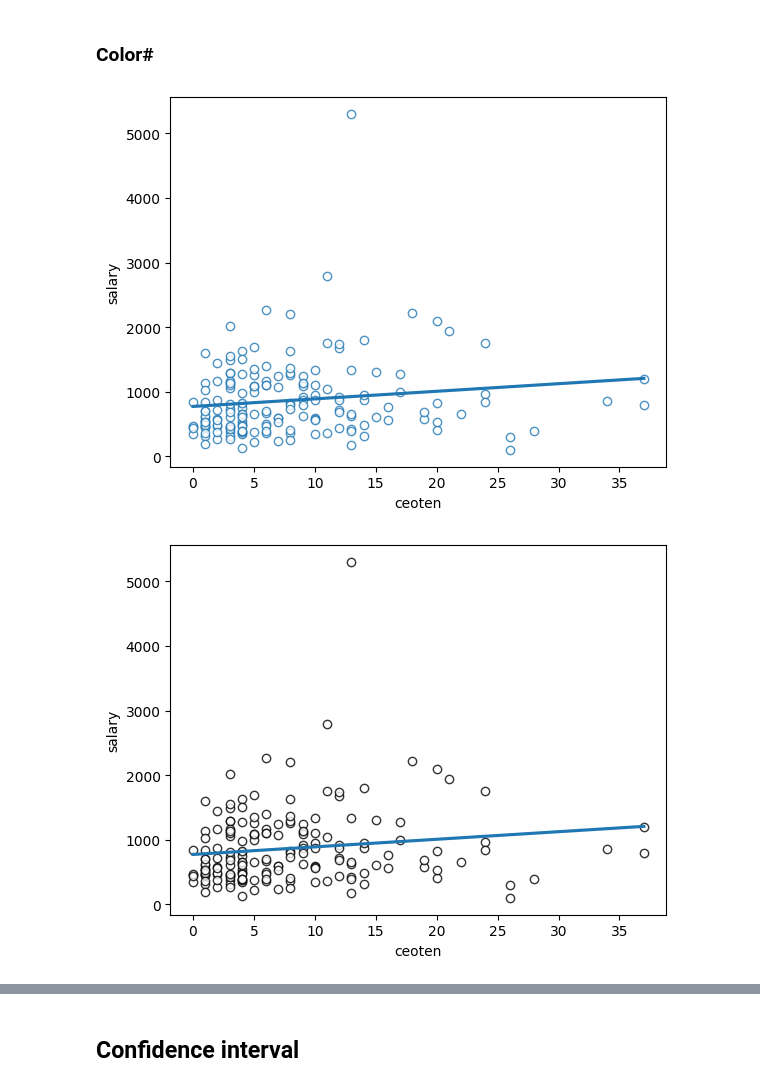
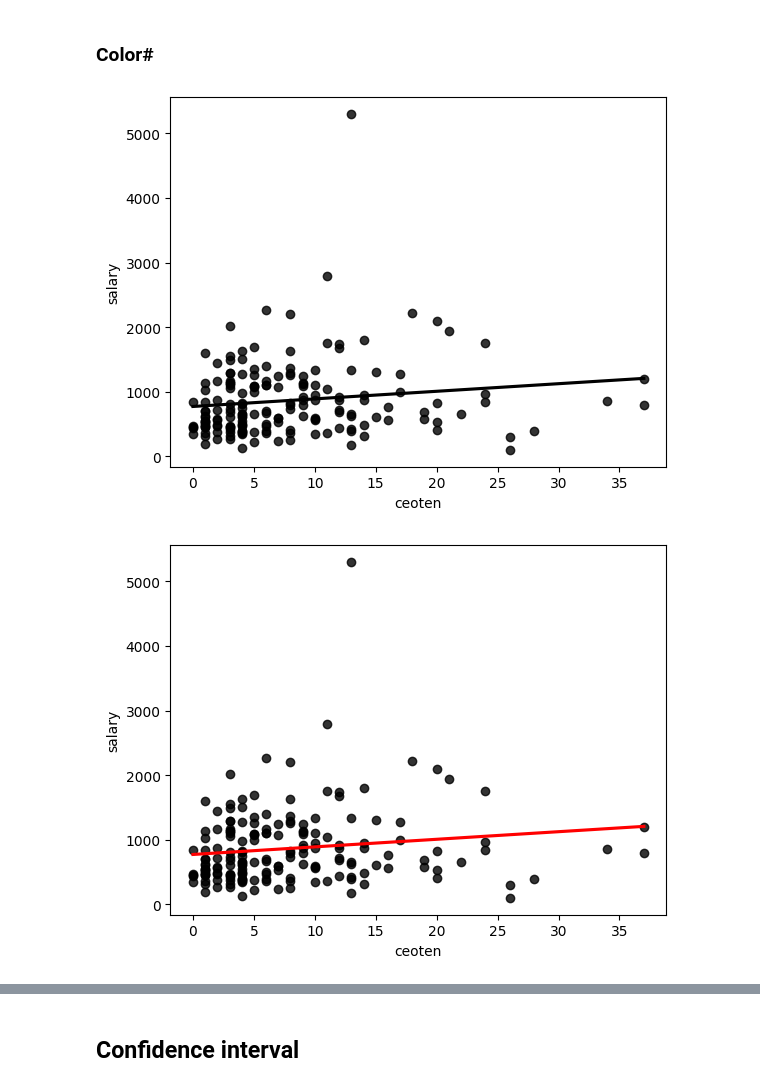
Before and after one commit to havaledar/ECON3740_W25, a Jupyter notebook: ECON3740_W25_lab11.ipynb, the cells around one changed output, grey strips where cells are left out. Saved outputs shown, nothing was run; the diff lists cells and outputs as text; code cells hidden in the pictures.

```diff
--- a/ECON3740_W25_lab11.ipynb
+++ b/ECON3740_W25_lab11.ipynb
@@ -57,23 +57,23 @@ plt.show()
 # %%
 sns.regplot(x = 'ceoten',
             y = 'salary',
             data = data,
             ci=None,
-            scatter_kws={'facecolors':'white'}
+            color= 'black'
             )
 
 plt.show()
 # %% [output]
-[figure, old version]
+[figure, new version]
 # %%
 sns.regplot(x = 'ceoten',
             y = 'salary',
             data = data,
             ci=None,
-            scatter_kws={'facecolors':'white',
-                         'edgecolors':'black'}
+            color= 'black',
+            line_kws={'color': 'red'}
             )
 
 plt.show()
 # %% [output]
-[figure, old version]
+[figure, new version]
```
Also changed, not shown: parts of 3 cells of this notebook.
